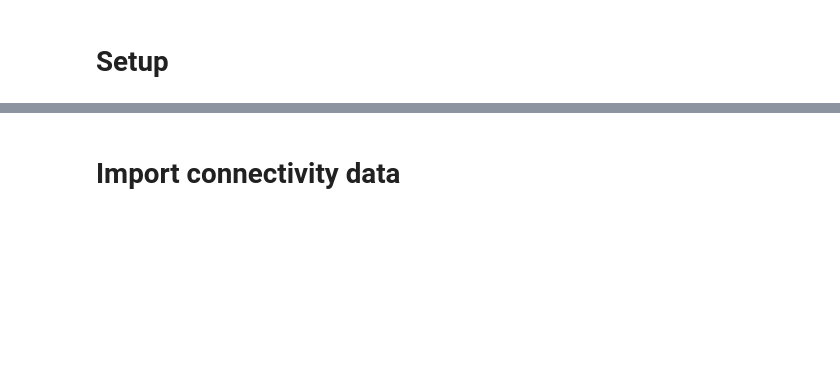
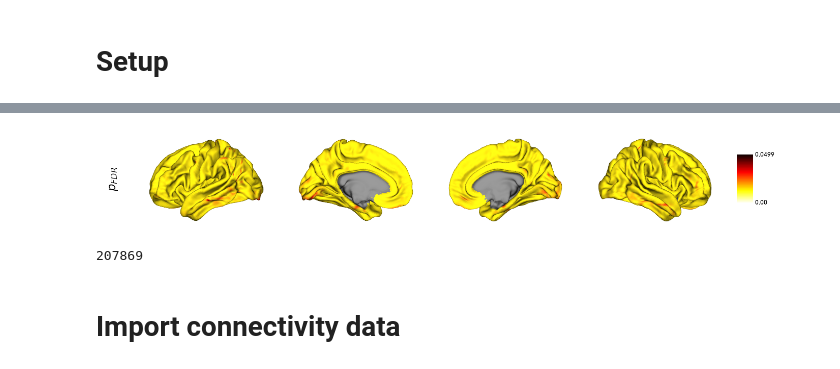
Before and after one commit to csi-hamburg/2022_petersen_aging_ct_connectivity, a Jupyter notebook: spatial_correlation_analysis.ipynb, the cells around one changed output, grey strips where cells are left out. Drawn from its saved outputs; the diff is of its cells as text; code cells hidden in the pictures; blank space fills up the shorter version.

```diff
--- a/spatial_correlation_analysis.ipynb
+++ b/spatial_correlation_analysis.ipynb
@@ -57,3 +87,15 @@ fig.show()
+# %%
+img = plot_surface(
+    "fslr32k",
+    thickness_pval_fdr_sig,
+    r'$p_{FDR}$',
+    cmap='hot_r'); img
+# %% [output]
+[figure, added]
+# %%
+open(output_dir/"thickness_maps/thickness_age_pval.png", "wb").write(img.data)
+# %% [output]
+207869
 # %% [markdown]
 # Import connectivity data
 # %%
```
Also changed, not shown: parts of 94 cells of this notebook, 1 other file.
